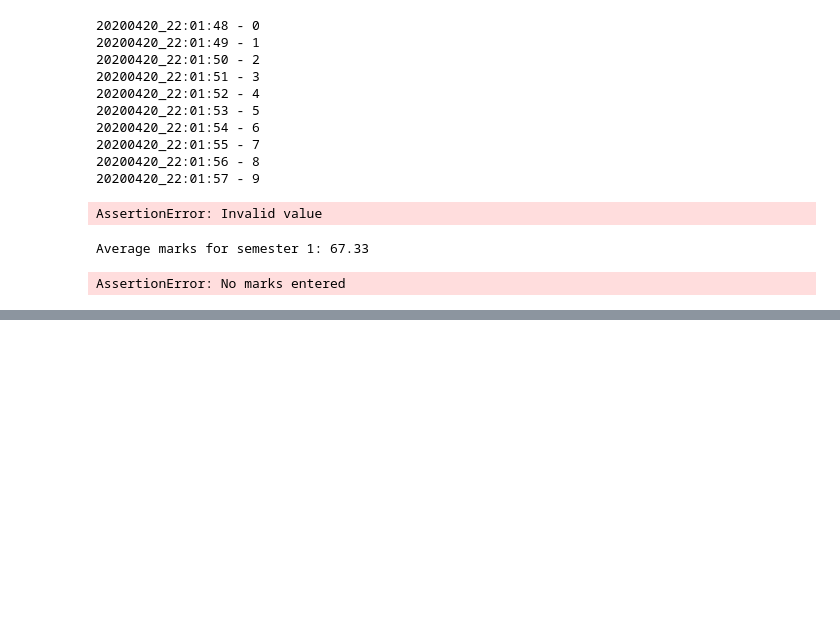
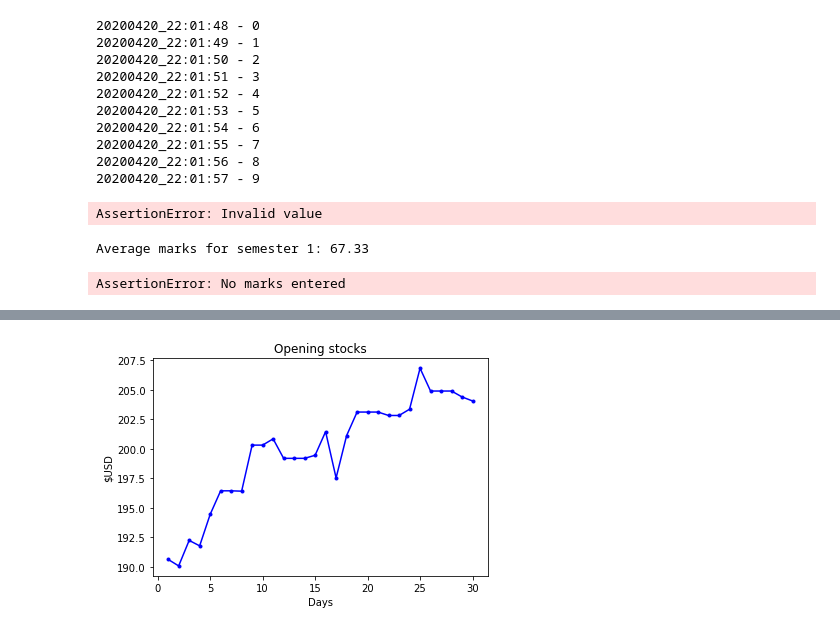
Before and after one commit to codermohit/PacktPub_Python_Workshop, a Jupyter notebook: notes.ipynb, the cells around one changed output, grey strips where cells are left out. Saved outputs shown, nothing was run; the diff lists cells and outputs as text; code cells hidden in the pictures; blank space fills up the shorter version.

```diff
--- a/notes.ipynb
+++ b/notes.ipynb
@@ -1728,0 +1761,12 @@ ModuleNotFoundError: No module named 'matplotlib'
+# %%
+stock_price = [190.64, 190.09, 192.25, 191.79, 194.45, 196.45, 196.45, 196.42, 200.32, 200.32, 200.85, 199.2, 199.2, 199.2, 199.46, 201.46, 197.54, 201.12, 203.12, 203.12, 203.12, 202.83, 202.83, 203.36, 206.83, 204.9, 204.9, 204.9, 204.4, 204.06]
+
+t=list(range(1,31))
+plt.title('Opening stocks')
+plt.xlabel('Days')
+plt.ylabel('$USD')
+plt.plot(t,stock_price,marker='.',color='blue')
+plt.xticks=([1,8,15,22,28])
+plt.show()
+# %% [output]
+[figure, added]
```
Also changed, not shown: parts of 7 cells of this notebook.
